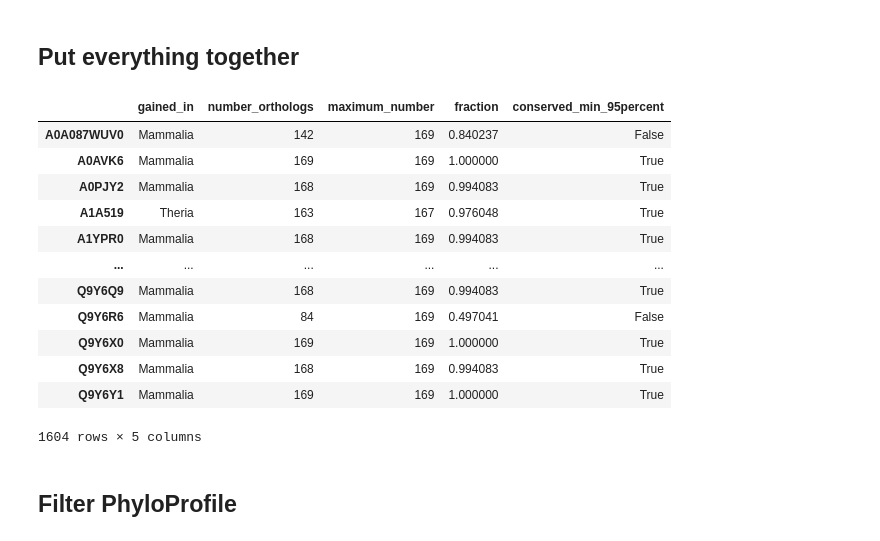
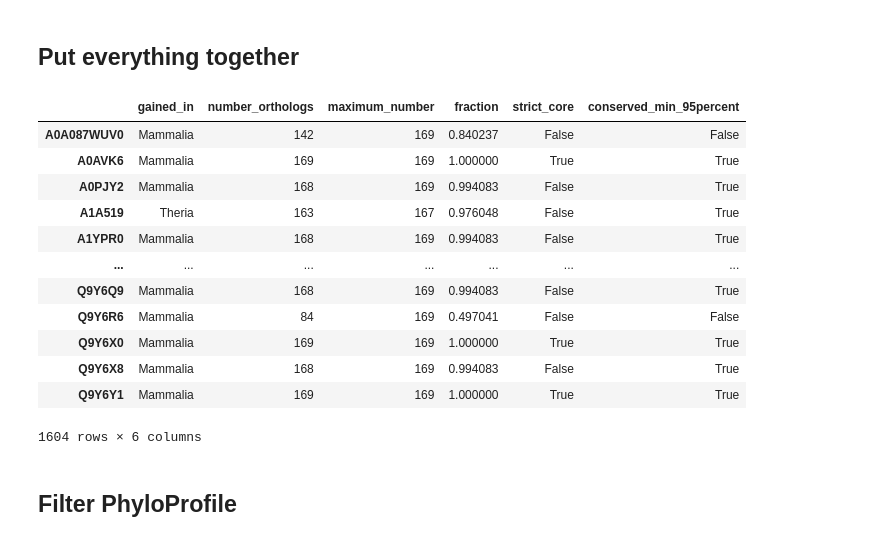
Before and after one commit to felixlangschied/rodent_loss, a Jupyter notebook: analyses/protein_loss/notebooks/date_TFs.ipynb, the cells around one changed output. Drawn from its saved outputs; the diff is of its cells as text; code cells hidden in the pictures.

Commit message:
added strict core

```diff
--- a/analyses/protein_loss/notebooks/date_TFs.ipynb
+++ b/analyses/protein_loss/notebooks/date_TFs.ipynb
@@ -190,39 +190,40 @@ print(lca2members)
 # %%
 def join_results(tfs_pp, uniprot2lca, lca2members):
     sum_array = tfs_pp.sum(axis=1)
     uniprot2lca = pd.DataFrame.from_dict(uniprot2lca, orient='index', columns=['gained_in'])
     df = uniprot2lca.join(pd.DataFrame(sum_array, columns=['number_orthologs']))
     memberdf = pd.DataFrame.from_dict(lca2members, orient='index', columns=['maximum_number'])
     df = df.merge(memberdf, left_on='gained_in', right_index=True)
     return df
 
 
 def find_conserved(df, min_fraction=0.95):
     df['fraction'] =  df.number_orthologs / df.maximum_number
+    df['strict_core'] = df['fraction'] == 1.0
     df['conserved_min_95percent'] = df['fraction'] > min_fraction
     return df
 
 
 
 
 summary = join_results(tfs_pp, uniprot2lca, lca2members)
 overview = find_conserved(summary)
 display(overview)
 overview.to_csv(phylostrata_overview, sep='\t', index=False)
 # %% [output]
-|  | gained_in | number_orthologs | maximum_number | fraction | conserved_min_95percent |
-| A0A087WUV0 | Mammalia | 142 | 169 | 0.840237 | False |
-| A0AVK6 | Mammalia | 169 | 169 | 1.000000 | True |
-| A0PJY2 | Mammalia | 168 | 169 | 0.994083 | True |
-| A1A519 | Theria | 163 | 167 | 0.976048 | True |
-| A1YPR0 | Mammalia | 168 | 169 | 0.994083 | True |
-| ... | ... | ... | ... | ... | ... |
-| Q9Y6Q9 | Mammalia | 168 | 169 | 0.994083 | True |
-| Q9Y6R6 | Mammalia | 84 | 169 | 0.497041 | False |
-| Q9Y6X0 | Mammalia | 169 | 169 | 1.000000 | True |
-| Q9Y6X8 | Mammalia | 168 | 169 | 0.994083 | True |
-| Q9Y6Y1 | Mammalia | 169 | 169 | 1.000000 | True |
+|  | gained_in | number_orthologs | maximum_number | fraction | strict_core | conserved_min_95percent |
+| A0A087WUV0 | Mammalia | 142 | 169 | 0.840237 | False | False |
+| A0AVK6 | Mammalia | 169 | 169 | 1.000000 | True | True |
+| A0PJY2 | Mammalia | 168 | 169 | 0.994083 | False | True |
+| A1A519 | Theria | 163 | 167 | 0.976048 | False | True |
+| A1YPR0 | Mammalia | 168 | 169 | 0.994083 | False | True |
+| ... | ... | ... | ... | ... | ... | ... |
+| Q9Y6Q9 | Mammalia | 168 | 169 | 0.994083 | False | True |
+| Q9Y6R6 | Mammalia | 84 | 169 | 0.497041 | False | False |
+| Q9Y6X0 | Mammalia | 169 | 169 | 1.000000 | True | True |
+| Q9Y6X8 | Mammalia | 168 | 169 | 0.994083 | False | True |
+| Q9Y6Y1 | Mammalia | 169 | 169 | 1.000000 | True | True |
-1604 rows × 5 columns
+1604 rows × 6 columns
 # %% [markdown]
 ## Filter PhyloProfile
 # %%
```
Also changed, not shown: parts of 1 cell of this notebook, 1 other file.
